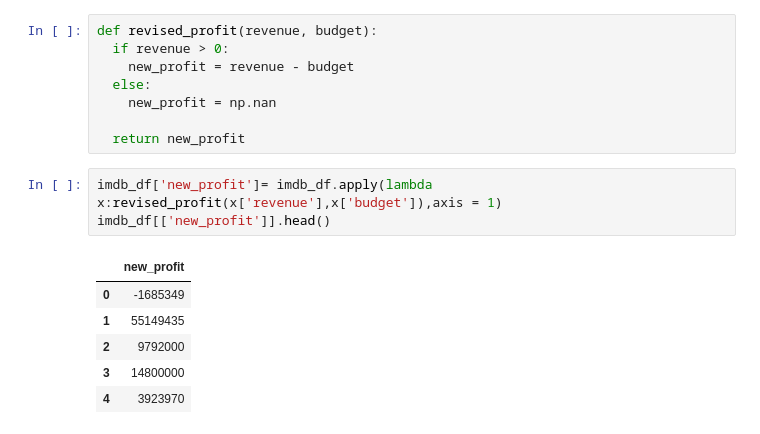
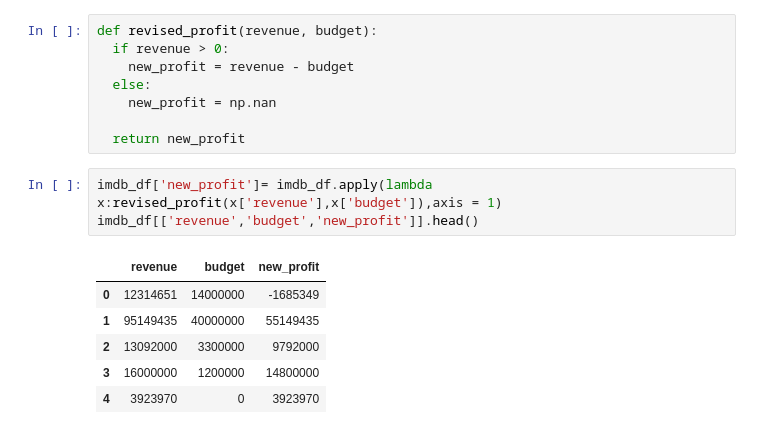
Before and after one commit to azameap/Python, a Jupyter notebook: Advanced_Wrangling_concepts.ipynb, the cells around one changed output. Drawn from its saved outputs; the diff is of its cells as text.

```diff
--- a/Advanced_Wrangling_concepts.ipynb
+++ b/Advanced_Wrangling_concepts.ipynb
@@ -68,11 +54,11 @@ def revised_profit(revenue, budget):
   return new_profit
 # %%
 imdb_df['new_profit']= imdb_df.apply(lambda x:revised_profit(x['revenue'],x['budget']),axis = 1)
-imdb_df[['new_profit']].head()
+imdb_df[['revenue','budget','new_profit']].head()
 # %% [output]
-|  | new_profit |
-| 0 | -1685349 |
-| 1 | 55149435 |
-| 2 | 9792000 |
-| 3 | 14800000 |
-| 4 | 3923970 |
+|  | revenue | budget | new_profit |
+| 0 | 12314651 | 14000000 | -1685349 |
+| 1 | 95149435 | 40000000 | 55149435 |
+| 2 | 13092000 | 3300000 | 9792000 |
+| 3 | 16000000 | 1200000 | 14800000 |
+| 4 | 3923970 | 0 | 3923970 |
```
Also changed, not shown: parts of 16 cells of this notebook.
